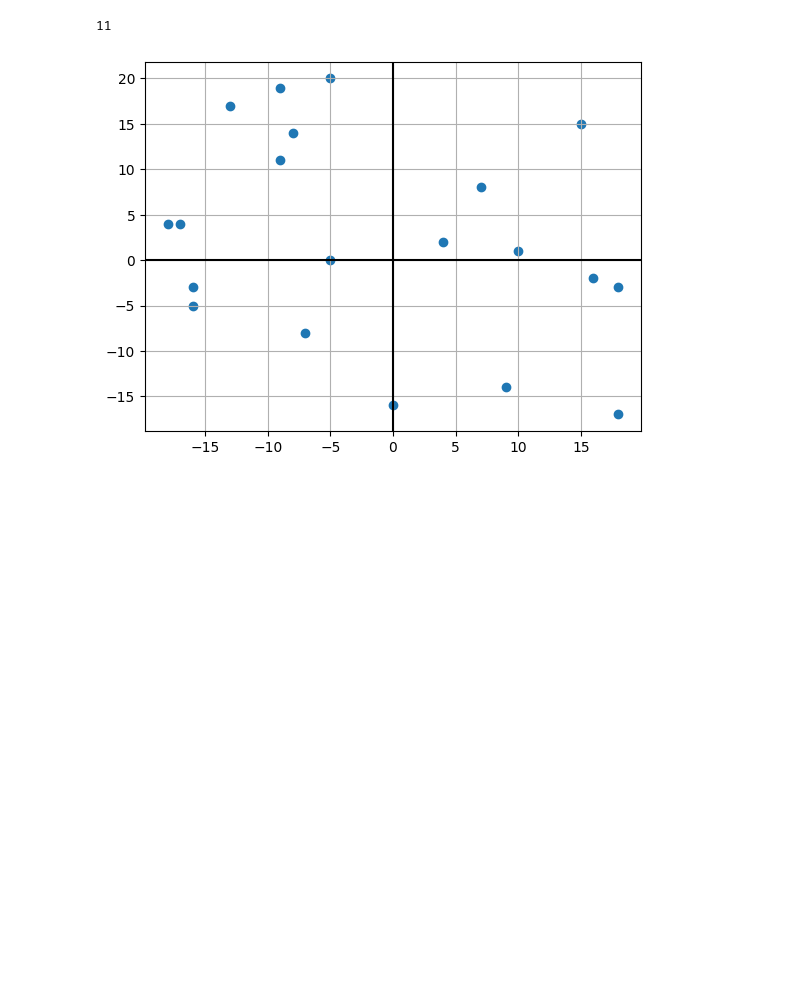
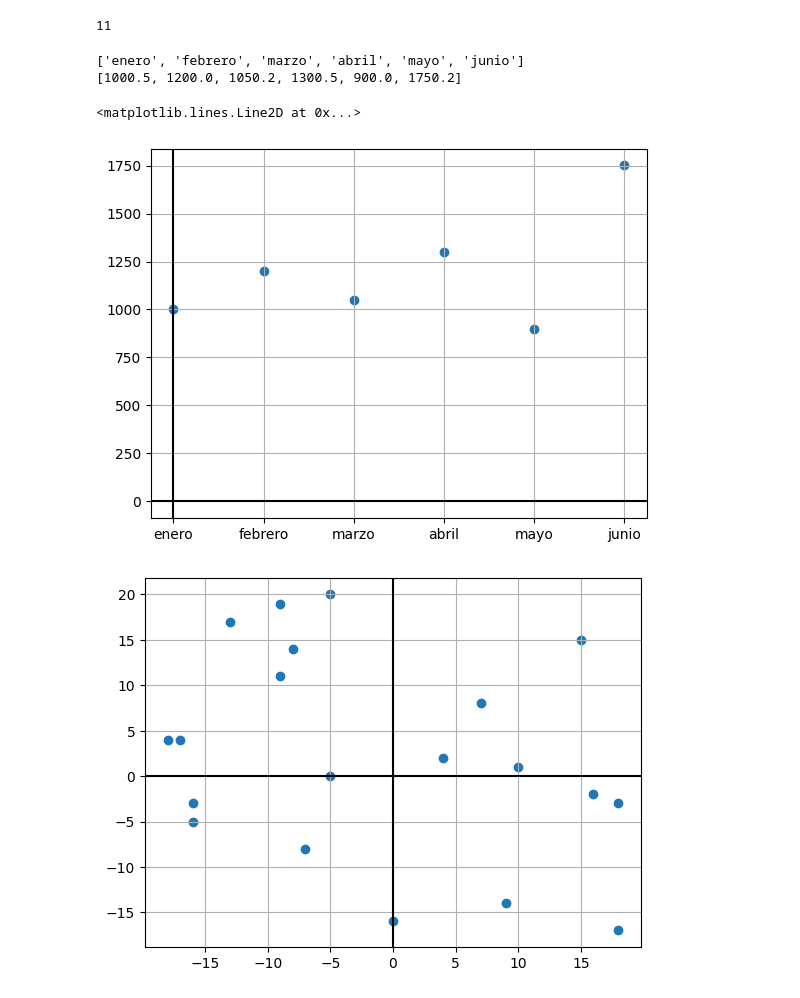
Before and after one commit to CaroliCosas/Bootcamp_Data_Science, a Jupyter notebook: mod2-estudio-matematicas-y-estadistica-main/00.Estudio Teoría/02.introduccion_matplotlib.ipynb, the cells around one changed output. Saved outputs shown, nothing was run; the diff lists cells and outputs as text; code cells hidden in the pictures; blank space fills up the shorter version.

```diff
--- a/mod2-estudio-matematicas-y-estadistica-main/00.Estudio Teoría/02.introduccion_matplotlib.ipynb
+++ b/mod2-estudio-matematicas-y-estadistica-main/00.Estudio Teoría/02.introduccion_matplotlib.ipynb
@@ -122,3 +135,17 @@ random.randint(-20, 20)
+# %%
+X = ['enero', 'febrero', "marzo", "abril", "mayo", "junio"]
+Y = [1000.50, 1200.0, 1050.20, 1300.50, 900.0, 1750.20]
+print(X)
+print(Y)
+plt.scatter(X, Y)
+plt.grid()
+plt.axhline(0, color = "black")
+plt.axvline(0, color = "black")
+# %% [output]
+['enero', 'febrero', 'marzo', 'abril', 'mayo', 'junio']
+[1000.5, 1200.0, 1050.2, 1300.5, 900.0, 1750.2]
+<matplotlib.lines.Line2D at 0x...>
+[figure, added]
 # %%
 # plt.scatter()
 
```
Also changed, not shown: parts of 6 cells of this notebook, 2 other files.
